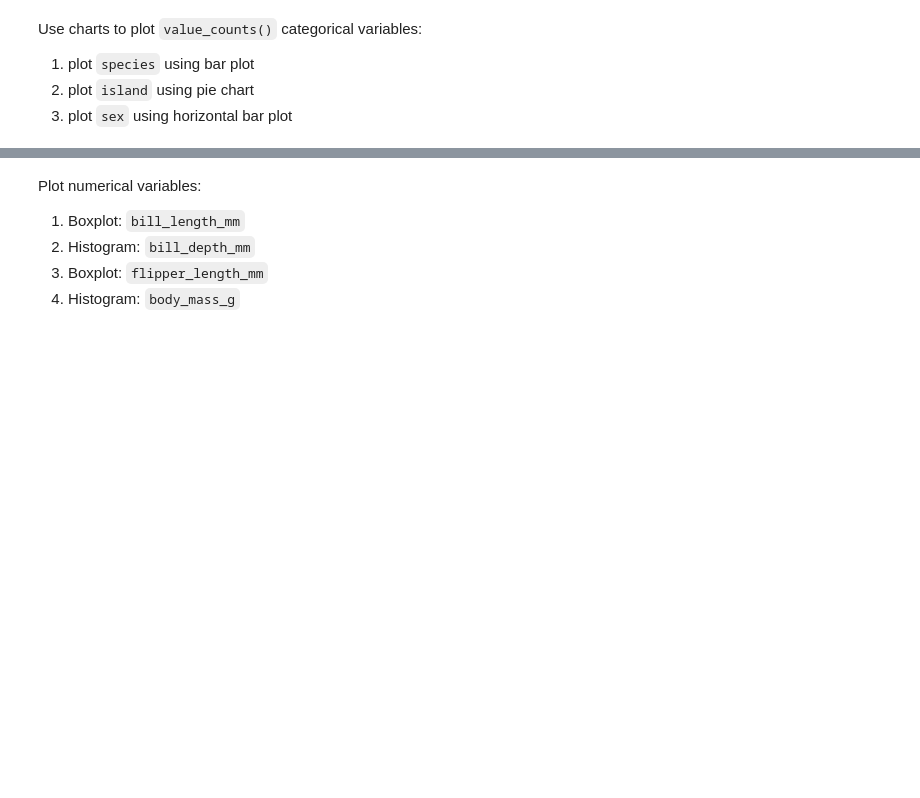
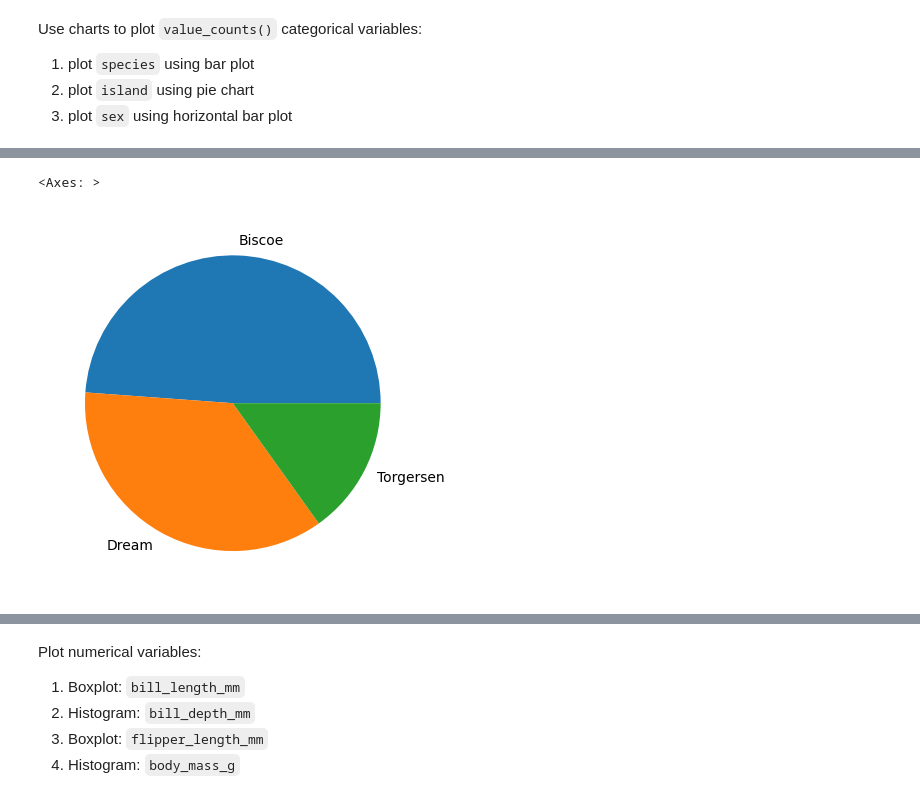
Before and after one commit to musaad-ai/B5, a Jupyter notebook: content/W2/M3/exercises/eda_penguins_ex.ipynb, the cells around one changed output, grey strips where cells are left out. Drawn from its saved outputs; the diff is of its cells as text; code cells hidden in the pictures; blank space fills up the shorter version.

```diff
--- a/content/W2/M3/exercises/eda_penguins_ex.ipynb
+++ b/content/W2/M3/exercises/eda_penguins_ex.ipynb
@@ -141,0 +147,5 @@ Use charts to plot `value_counts()` categorical variables:
+# %%
+island.plot(kind='pie')
+# %% [output]
+<Axes: >
+[figure, added]
```
Also changed, not shown: parts of 16 cells of this notebook, 2 other files.
